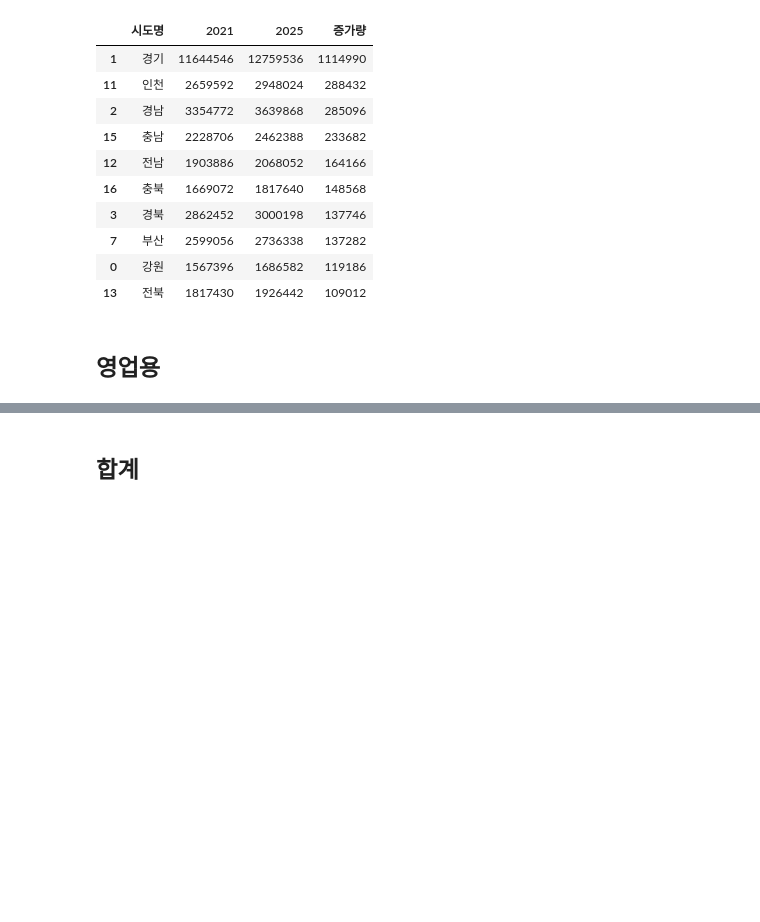
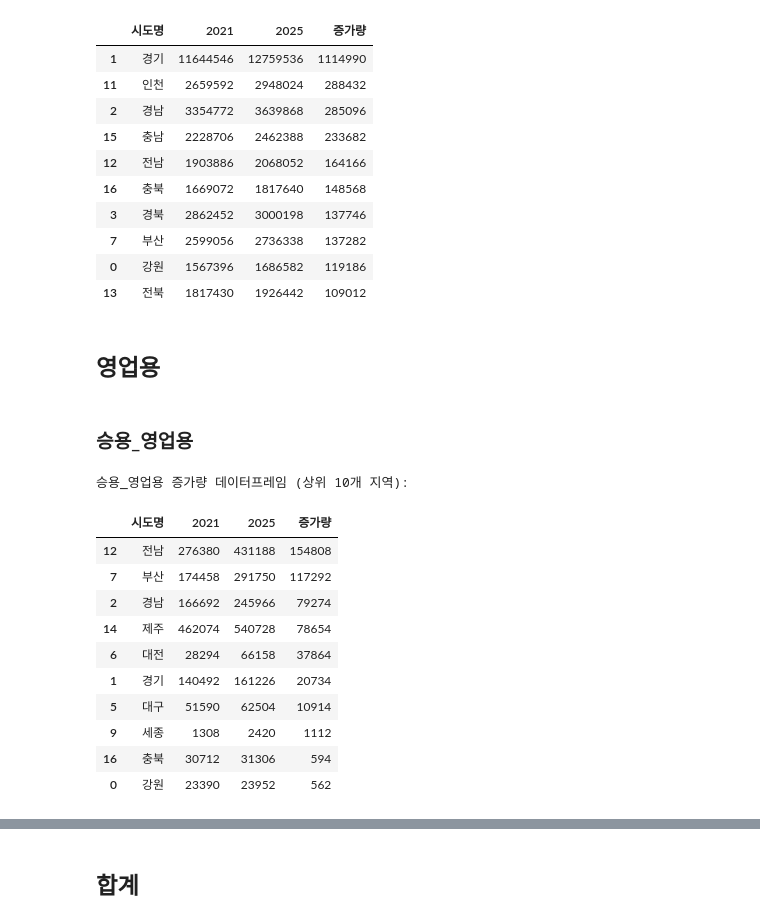
Before and after one commit to pcw11/datajo, a Jupyter notebook: 데이터조.ipynb, the cells around one changed output, grey strips where cells are left out. Drawn from its saved outputs; the diff is of its cells as text; code cells hidden in the pictures; blank space fills up the shorter version.

```diff
--- a/데이터조.ipynb
+++ b/데이터조.ipynb
@@ -810,3 +826,41 @@ agg_data.head(10)
 | 13 | 전북 | 1817430 | 1926442 | 109012 |
 # %% [markdown]
 ## 영업용
+# %% [markdown]
+### 승용_영업용
+# %%
+# 데이터 정리: 쉼표 제거 및 숫자 변환
+df1['승용_영업용'] = df1['승용_영업용'].replace(',', '', regex=True).astype(int)
+
+# 2021년 4월과 2025년 4월 데이터 필터링
+df_2021 = df1[df1['월(Monthly)'] == '21-Apr']
+df_2025 = df1[df1['월(Monthly)'] == '25-Apr']
+
+# 지역별 승용_영업용 집계
+agg_data = pd.DataFrame({
+    '2021': df_2021.groupby('시도명')['승용_영업용'].sum(),
+    '2025': df_2025.groupby('시도명')['승용_영업용'].sum()
+}).reset_index()
+
+# 증가량 계산
+agg_data['증가량'] = agg_data['2025']- agg_data['2021']
+
+# 증가량 기준 상위 지역 정렬
+agg_data = agg_data.sort_values('증가량', ascending=False)
+
+# 데이터프레임 출력
+print("\n승용_영업용 증가량 데이터프레임 (상위 10개 지역):")
+agg_data.head(10)
+# %% [output]
+승용_영업용 증가량 데이터프레임 (상위 10개 지역):
+|  | 시도명 | 2021 | 2025 | 증가량 |
+| 12 | 전남 | 276380 | 431188 | 154808 |
+| 7 | 부산 | 174458 | 291750 | 117292 |
+| 2 | 경남 | 166692 | 245966 | 79274 |
+| 14 | 제주 | 462074 | 540728 | 78654 |
+| 6 | 대전 | 28294 | 66158 | 37864 |
+| 1 | 경기 | 140492 | 161226 | 20734 |
+| 5 | 대구 | 51590 | 62504 | 10914 |
+| 9 | 세종 | 1308 | 2420 | 1112 |
+| 16 | 충북 | 30712 | 31306 | 594 |
+| 0 | 강원 | 23390 | 23952 | 562 |
```
Also changed, not shown: parts of 49 cells of this notebook.
